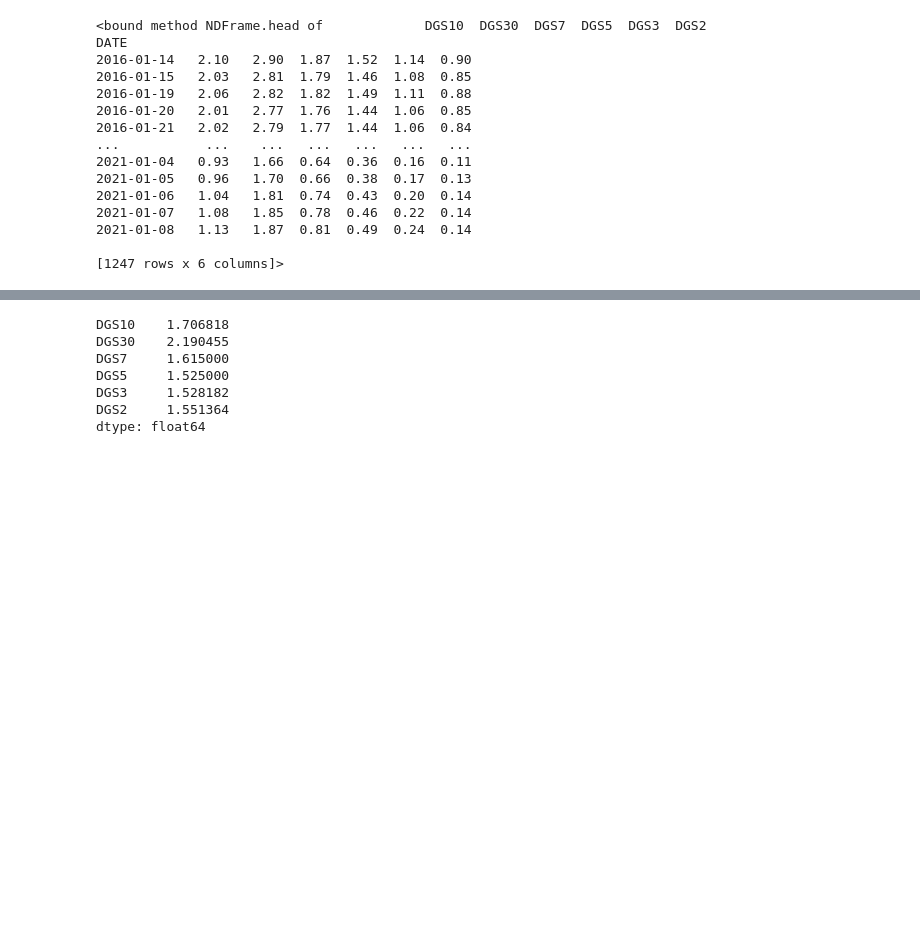
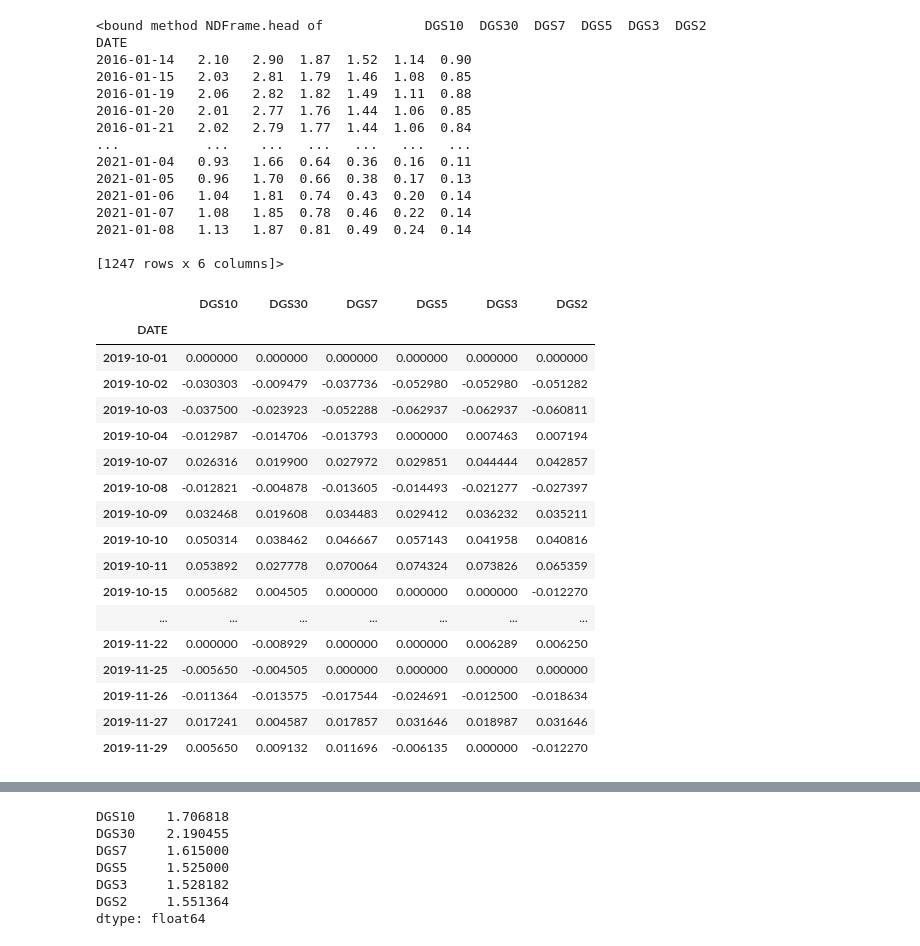
Before and after one commit to siddharth-agarwal/py-codespace, a Jupyter notebook: 610_GWP1.ipynb, the cells around one changed output, grey strips where cells are left out. Cells and saved outputs as stored; diff of their text form; code cells hidden in the pictures; blank space fills up the shorter version.

```diff
--- a/610_GWP1.ipynb
+++ b/610_GWP1.ipynb
@@ -49,3 +49,25 @@ DATE
 2021-01-08   1.13   1.87  0.81  0.49  0.24  0.14
 
 [1247 rows x 6 columns]>
+# %%
+# 2.1 Compute the daily returns of your Gold ETF and your Equity ETF
+benchmark_secs['2019-10-01':'2019-11-30'].pct_change().fillna(0)
+# %% [output]
+|  | DGS10 | DGS30 | DGS7 | DGS5 | DGS3 | DGS2 |
+| DATE |  |  |  |  |  |  |
+| 2019-10-01 | 0.000000 | 0.000000 | 0.000000 | 0.000000 | 0.000000 | 0.000000 |
+| 2019-10-02 | -0.030303 | -0.009479 | -0.037736 | -0.052980 | -0.052980 | -0.051282 |
+| 2019-10-03 | -0.037500 | -0.023923 | -0.052288 | -0.062937 | -0.062937 | -0.060811 |
+| 2019-10-04 | -0.012987 | -0.014706 | -0.013793 | 0.000000 | 0.007463 | 0.007194 |
+| 2019-10-07 | 0.026316 | 0.019900 | 0.027972 | 0.029851 | 0.044444 | 0.042857 |
+| 2019-10-08 | -0.012821 | -0.004878 | -0.013605 | -0.014493 | -0.021277 | -0.027397 |
+| 2019-10-09 | 0.032468 | 0.019608 | 0.034483 | 0.029412 | 0.036232 | 0.035211 |
+| 2019-10-10 | 0.050314 | 0.038462 | 0.046667 | 0.057143 | 0.041958 | 0.040816 |
+| 2019-10-11 | 0.053892 | 0.027778 | 0.070064 | 0.074324 | 0.073826 | 0.065359 |
+| 2019-10-15 | 0.005682 | 0.004505 | 0.000000 | 0.000000 | 0.000000 | -0.012270 |
+| ... | ... | ... | ... | ... | ... | ... |
+| 2019-11-22 | 0.000000 | -0.008929 | 0.000000 | 0.000000 | 0.006289 | 0.006250 |
+| 2019-11-25 | -0.005650 | -0.004505 | 0.000000 | 0.000000 | 0.000000 | 0.000000 |
+| 2019-11-26 | -0.011364 | -0.013575 | -0.017544 | -0.024691 | -0.012500 | -0.018634 |
+| 2019-11-27 | 0.017241 | 0.004587 | 0.017857 | 0.031646 | 0.018987 | 0.031646 |
+| 2019-11-29 | 0.005650 | 0.009132 | 0.011696 | -0.006135 | 0.000000 | -0.012270 |
```
Also changed, not shown: parts of 17 cells of this notebook.
